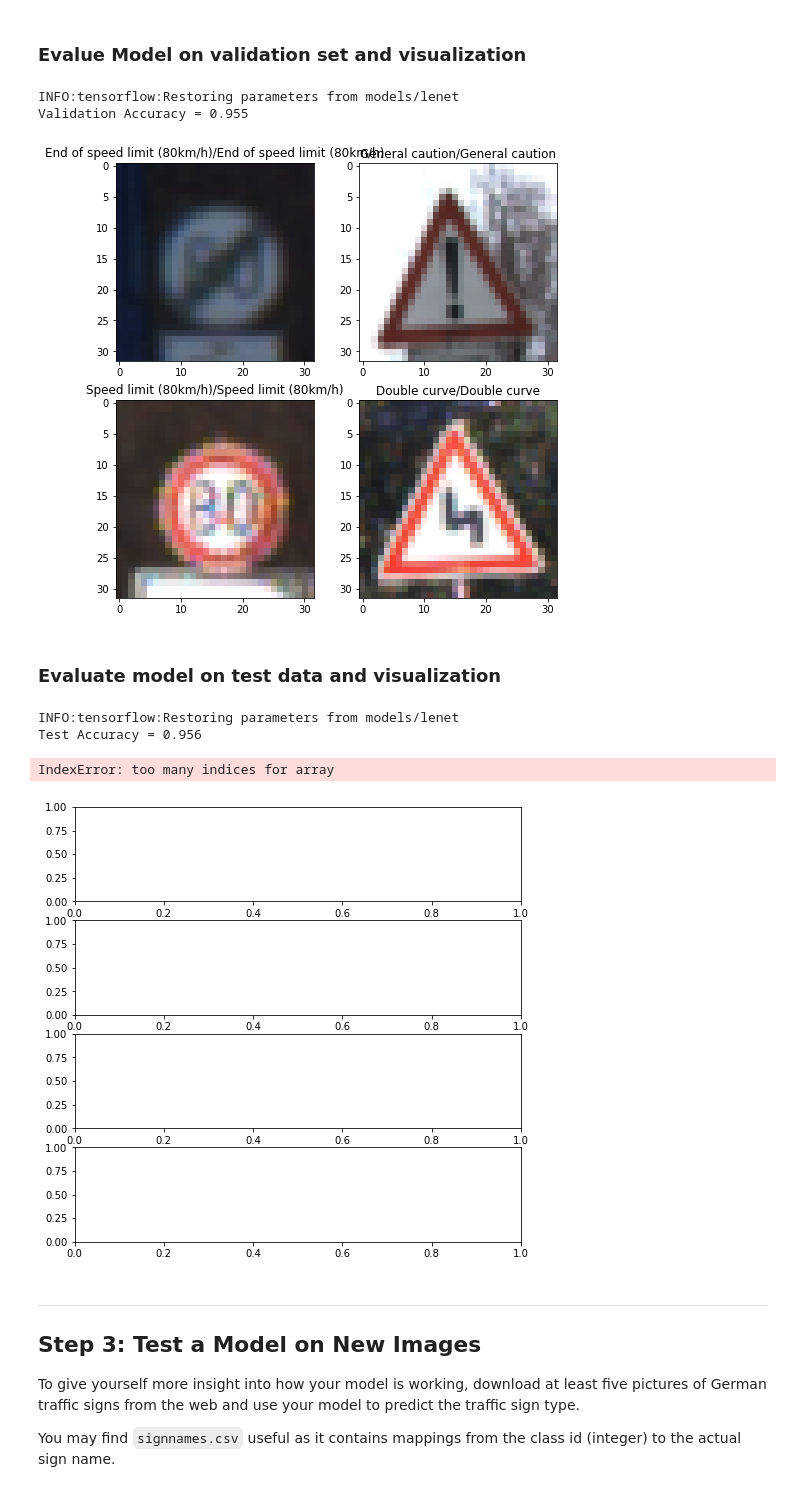
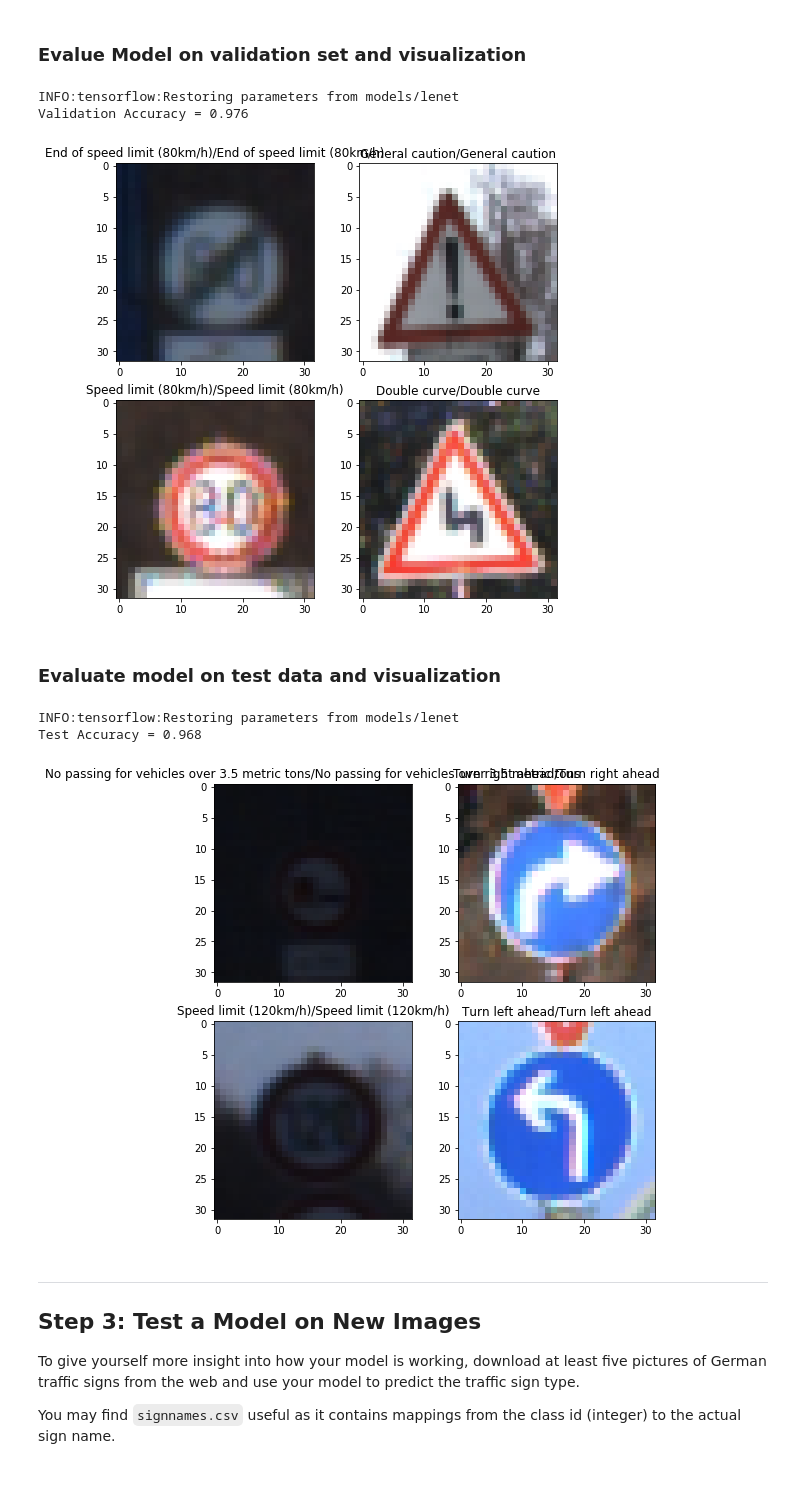
Before and after one commit to mehrshadshams/CarND-Traffic-Sign-Classifier-Project, a Jupyter notebook: Traffic_Sign_Classifier.ipynb, the cells around one changed output. Drawn from its saved outputs; the diff is of its cells as text; code cells hidden in the pictures.

```diff
--- a/Traffic_Sign_Classifier.ipynb
+++ b/Traffic_Sign_Classifier.ipynb
@@ -503,7 +448,7 @@ def evaluate(sess, X_data, y_data):
     for offset in range(0, num_examples, BATCH_SIZE):
         batch_x, batch_y = X_data[offset:offset+BATCH_SIZE], y_data[offset:offset+BATCH_SIZE]
         # to evaluate we shutdown dropout
-        accuracy = sess.run(accuracy_operation, feed_dict={x: batch_x, y: batch_y, keep_prob: 1.0})
+        accuracy = sess.run(accuracy_operation, feed_dict={x: batch_x, y: batch_y, keep_prob1: 1, keep_prob2: 1, keep_prob3: 1, keep_prob4: 1})
         total_accuracy += (accuracy * len(batch_x))
     return total_accuracy / num_examples
 # %%
@@ -519,7 +464,7 @@ import os
 from sklearn.utils import shuffle
 from keras.preprocessing import image as process_img
 
-if not os.path.exists('models2'): os.mkdir('models2')
+if not os.path.exists('models'): os.mkdir('models')
 
 history = []
 
@@ -533,7 +478,7 @@ with tf.Session() as sess:
         for offset in range(0, n_train, BATCH_SIZE):
             end = offset + BATCH_SIZE
             batch_x, batch_y = X_train[offset:end], y_train[offset:end]
-            feed_dict = {x: batch_x, y: batch_y, keep_prob: drop_out_prob}
+            feed_dict = {x: batch_x, y: batch_y, keep_prob1: 0.9, keep_prob2: 0.8, keep_prob3: 0.7, keep_prob4: 0.5}
             sess.run(train_op, feed_dict=feed_dict)
 
         print("Learning rate {0:.6f}".format(learning_rate.eval()))
@@ -545,5 +490,5 @@ with tf.Session() as sess:
         print("Train Accuracy = {:.3f}, Validation Accuracy = {:.3f}".format(train_accuracy, validation_accuracy))
         print()
 
-    saver.save(sess, 'models2/lenet')
+    saver.save(sess, 'models/lenet')
 # %% [output]
@@ -555,5 +516,7 @@ plot_history(history)
 # %% [markdown]
 ### Evalue Model on validation set and visualization
+# %%
+softmax = tf.nn.softmax(logits)
 # %%
 def predict(image):
     with tf.Session() as sess:
@@ -578,40 +541,39 @@ with tf.Session() as sess:
     x_data = X_valid[idx]
     y_data = y_valid[idx]
     images = X_valid_orig[idx]
-    pred = sess.run(logits, feed_dict={x: x_data, keep_prob: 1.0})
+    pred = sess.run(softmax, feed_dict={x: x_data, keep_prob1: 1, keep_prob2: 1, keep_prob3: 1, keep_prob4: 1})
     pred_class = sign_label_names[np.argmax(pred, axis=1)]
     actual_class = sign_label_names[y_data]
 
-    show_images(images, [p+'/'+a for p,a in zip(pred_class, actual_class)], rows=2, fname='sample_validation_prediction.png')
+    show_images(images, [p+'/'+a for p,a in zip(pred_class, actual_class)], rows=2, fname='images/sample_validation_prediction.png')
 # %% [output]
 INFO:tensorflow:Restoring parameters from models/lenet
-Validation Accuracy = 0.955
+Validation Accuracy = 0.976
 [figure]
 # %% [markdown]
 ### Evaluate model on test data and visualization
 # %%
 with tf.Session() as sess:
     saver.restore(sess, tf.train.latest_checkpoint('models'))
 
     test_accuracy = evaluate(sess, X_test, y_test)
     print("Test Accuracy = {:.3f}".format(test_accuracy))
 
     np.random.seed(0)
 
     idx = np.random.choice(n_test, 4)
     x_data = X_test[idx]
     y_data = y_test[idx]
     images = X_test_orig[idx]
-    pred = sess.run(logits, feed_dict={x: x_data, keep_prob: 1.0})
+    pred = sess.run(softmax, feed_dict={x: x_data, keep_prob1: 1, keep_prob2: 1, keep_prob3: 1, keep_prob4: 1})
     pred_class = sign_label_names[np.argmax(pred, axis=1)]
     actual_class = sign_label_names[y_data]
 
-    show_images(images, [p+'/'+a for p,a in zip(pred_class, actual_class)], rows=2, fname='sample_test_prediction.png')
+    show_images(images, [p+'/'+a for p,a in zip(pred_class, actual_class)], rows=2, fname='images/sample_test_prediction.png')
 # %% [output]
 INFO:tensorflow:Restoring parameters from models/lenet
-Test Accuracy = 0.956
+Test Accuracy = 0.968
-IndexError: too many indices for array
-[figure, old version]
+[figure, new version]
 # %% [markdown]
 ---
 
```
Also changed, not shown: parts of 45 cells of this notebook, 14 other files.
